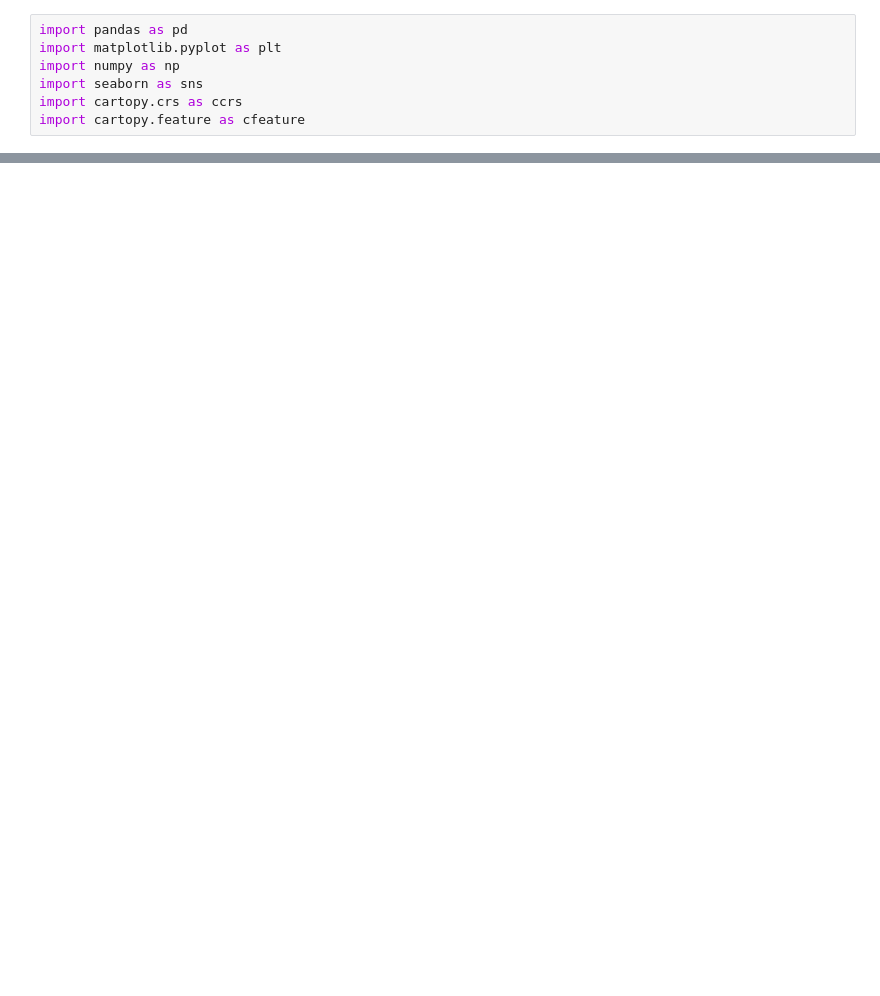
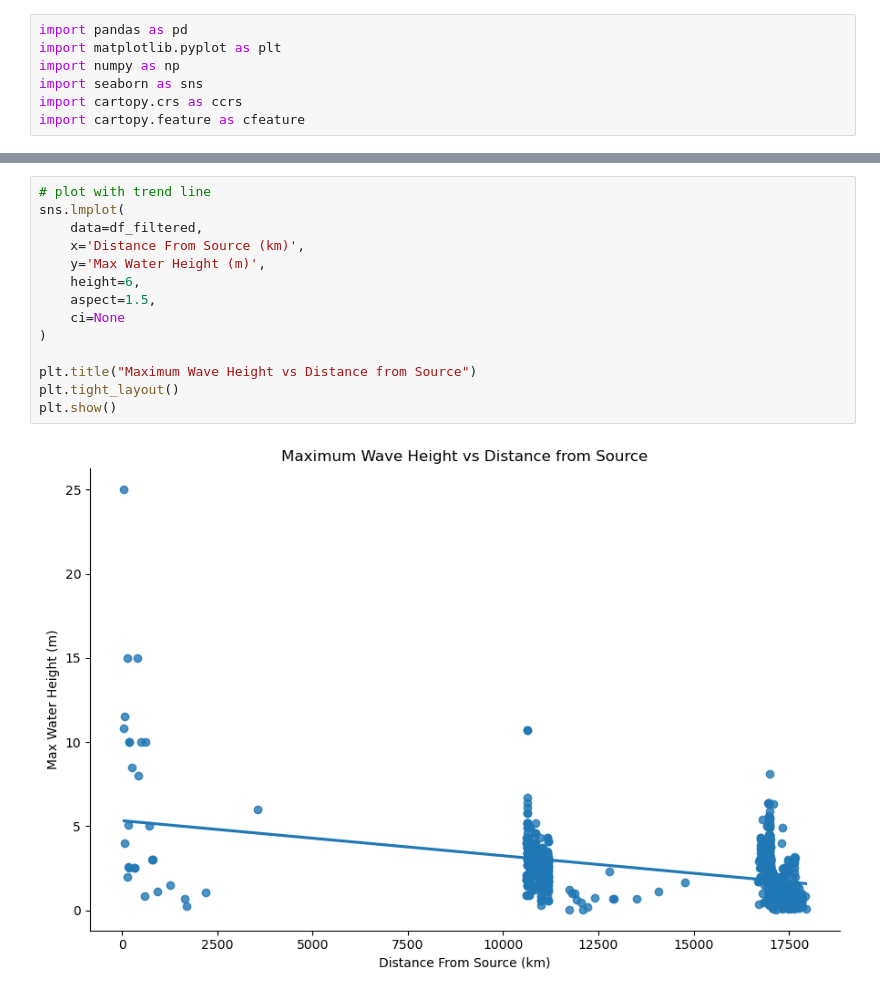
Before and after one commit to rrdickinson/raquel-geohazards-final-project, a Jupyter notebook: notebooks/final-project.ipynb, the cells around one changed output, grey strips where cells are left out. Saved outputs shown, nothing was run; the diff lists cells and outputs as text; blank space fills up the shorter version.

```diff
--- a/notebooks/final-project.ipynb
+++ b/notebooks/final-project.ipynb
@@ -74 +78,17 @@ plt.show()
+# %%
+# plot with trend line
+sns.lmplot(
+    data=df_filtered,
+    x='Distance From Source (km)',
+    y='Max Water Height (m)',
+    height=6,
+    aspect=1.5,
+    ci=None
+)
+
+plt.title("Maximum Wave Height vs Distance from Source")
+plt.tight_layout()
+plt.show()
+# %% [output]
+[figure, added]
 # %%
```
Also changed, not shown: parts of 8 cells of this notebook.
